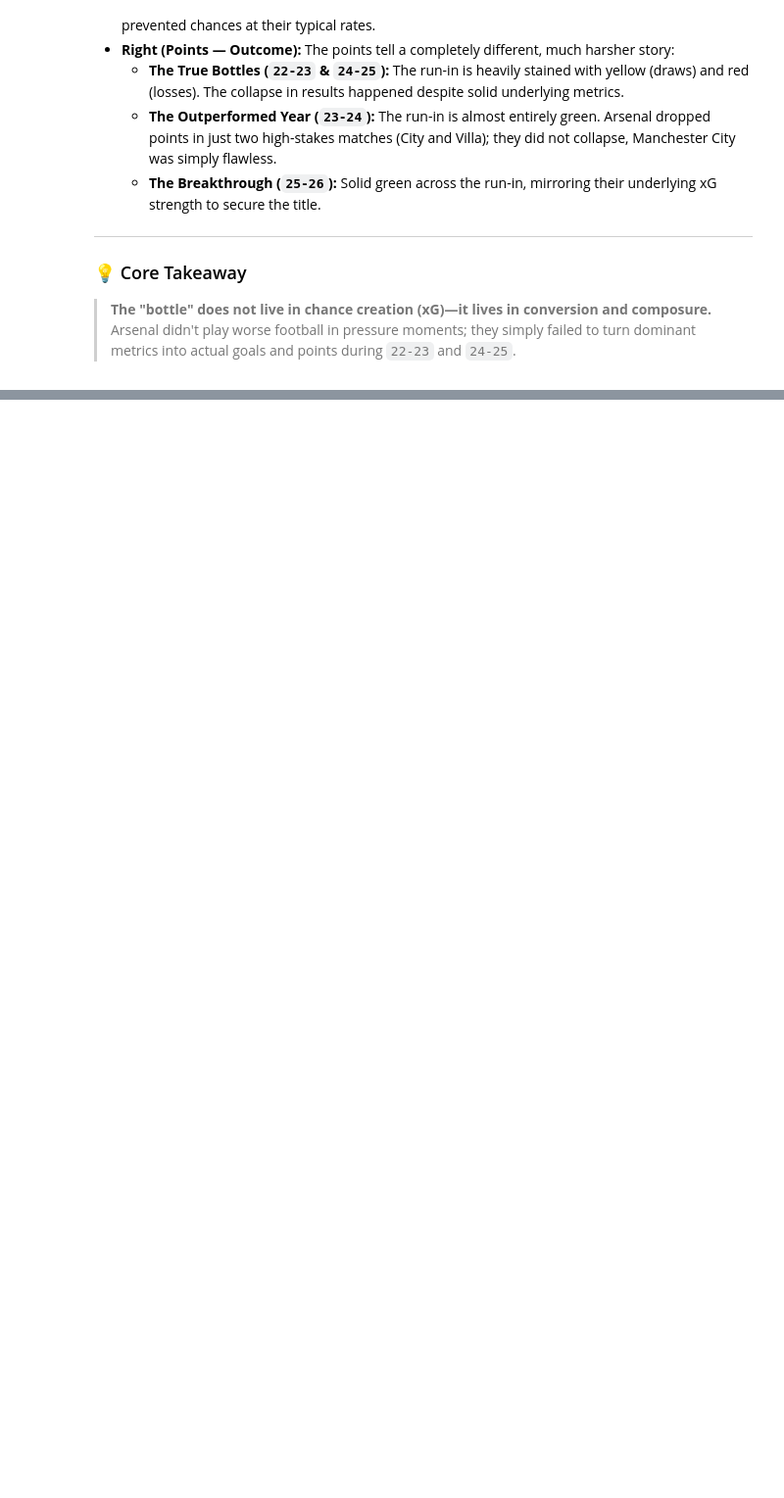
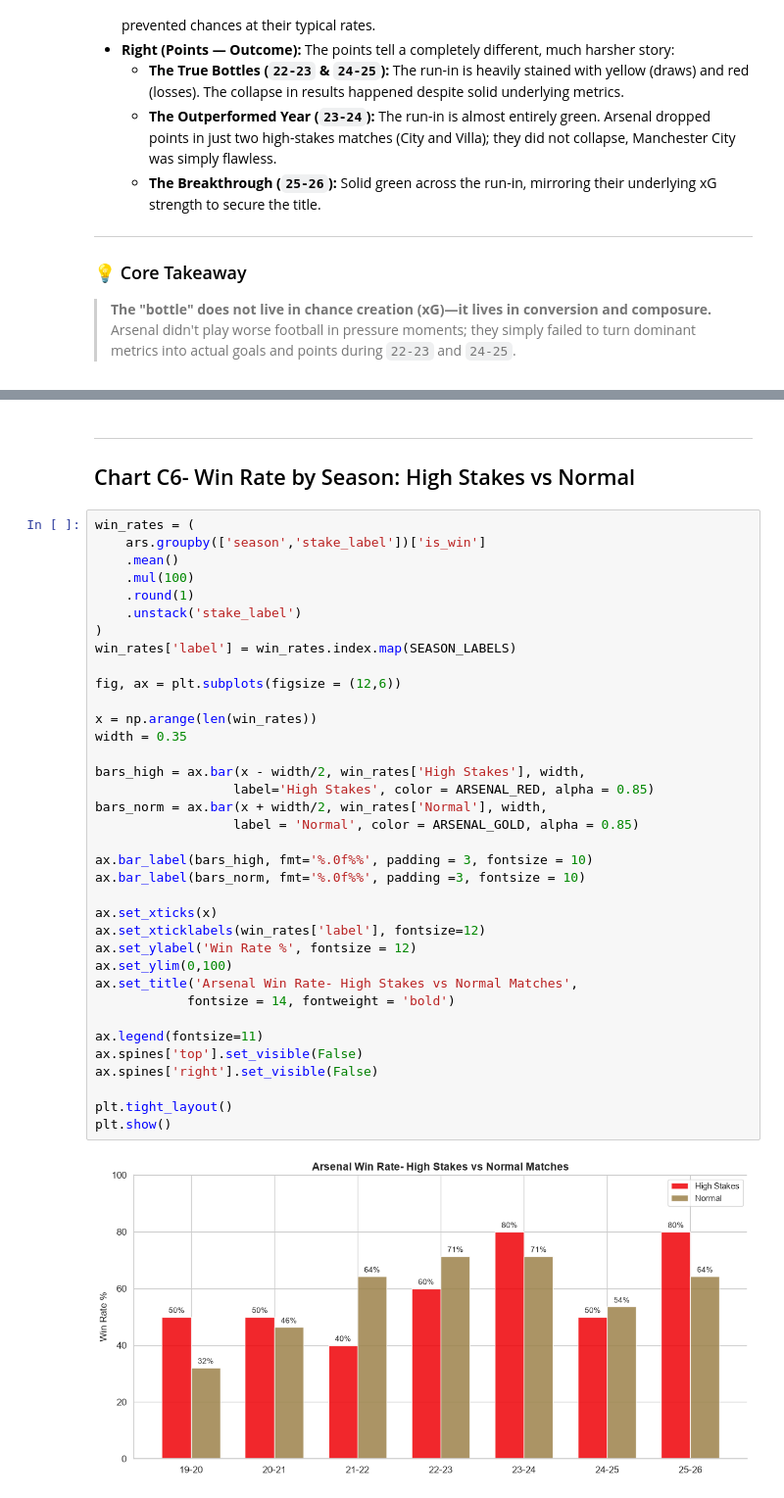
Before and after one commit to ChTej00/Arsenal-Bottle, a Jupyter notebook: notebooks/03_eda.ipynb, the cells around one changed output, grey strips where cells are left out. Shown at 98% size. Cells and saved outputs as stored; diff of their text form; blank space fills up the shorter version.

```diff
--- a/notebooks/03_eda.ipynb
+++ b/notebooks/03_eda.ipynb
@@ -496,0 +644,41 @@ for szn in [2223, 2324, 2425, 2526]:
+# %% [markdown]
+---
+## Chart C6- Win Rate by Season: High Stakes vs Normal
+# %%
+win_rates = (
+    ars.groupby(['season','stake_label'])['is_win']
+    .mean()
+    .mul(100)
+    .round(1)
+    .unstack('stake_label')
+)
+win_rates['label'] = win_rates.index.map(SEASON_LABELS)
+
+fig, ax = plt.subplots(figsize = (12,6))
+
+x = np.arange(len(win_rates))
+width = 0.35
+
+bars_high = ax.bar(x - width/2, win_rates['High Stakes'], width,
+                  label='High Stakes', color = ARSENAL_RED, alpha = 0.85)
+bars_norm = ax.bar(x + width/2, win_rates['Normal'], width,
+                  label = 'Normal', color = ARSENAL_GOLD, alpha = 0.85)
+
+ax.bar_label(bars_high, fmt='%.0f%%', padding = 3, fontsize = 10)
+ax.bar_label(bars_norm, fmt='%.0f%%', padding =3, fontsize = 10)
+
+ax.set_xticks(x)
+ax.set_xticklabels(win_rates['label'], fontsize=12)
+ax.set_ylabel('Win Rate %', fontsize = 12)
+ax.set_ylim(0,100)
+ax.set_title('Arsenal Win Rate- High Stakes vs Normal Matches',
+            fontsize = 14, fontweight = 'bold')
+
+ax.legend(fontsize=11)
+ax.spines['top'].set_visible(False)
+ax.spines['right'].set_visible(False)
+
+plt.tight_layout()
+plt.show()
+# %% [output]
+[figure, added]
```
Also changed, not shown: parts of 37 cells of this notebook, 1 other file.
